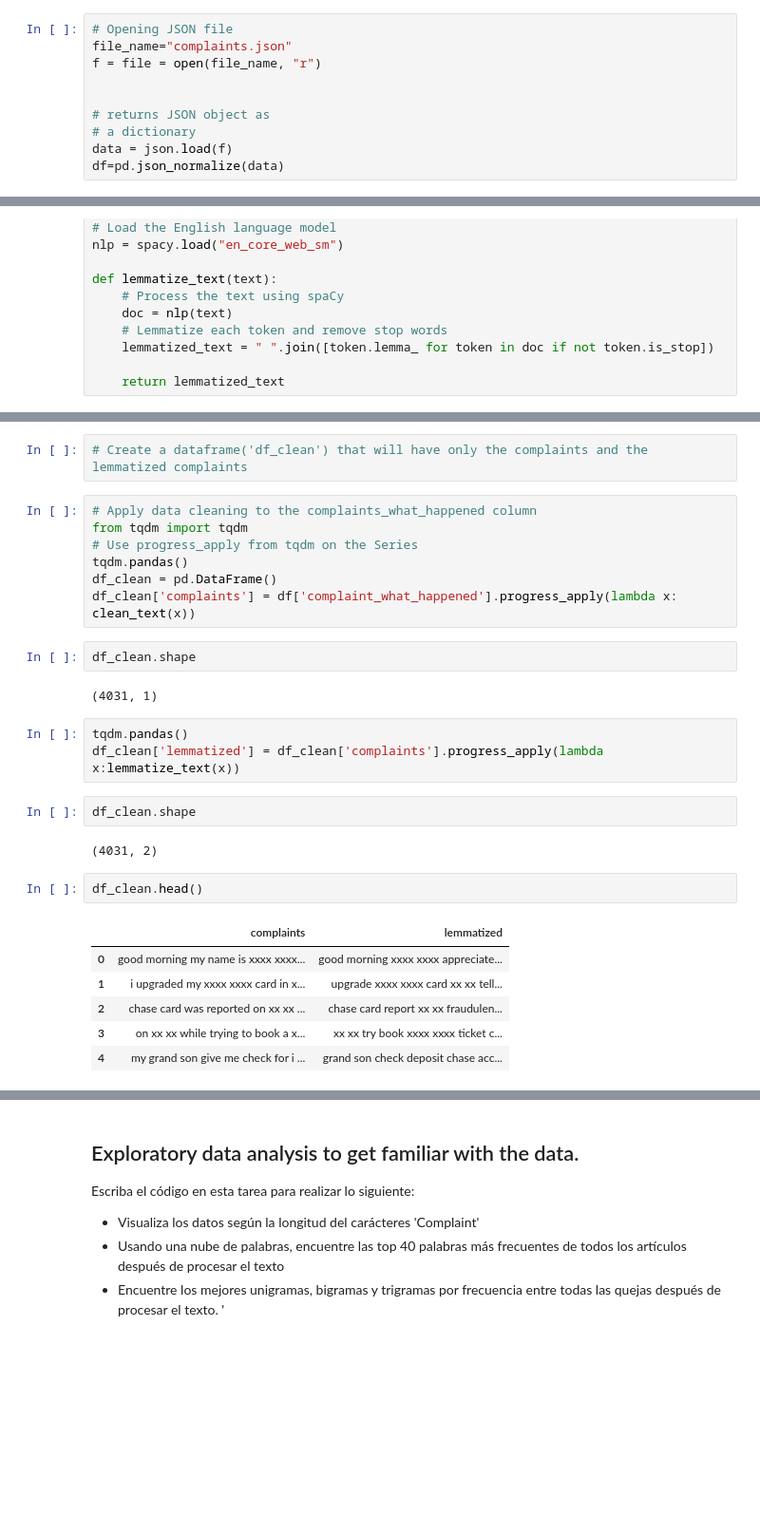
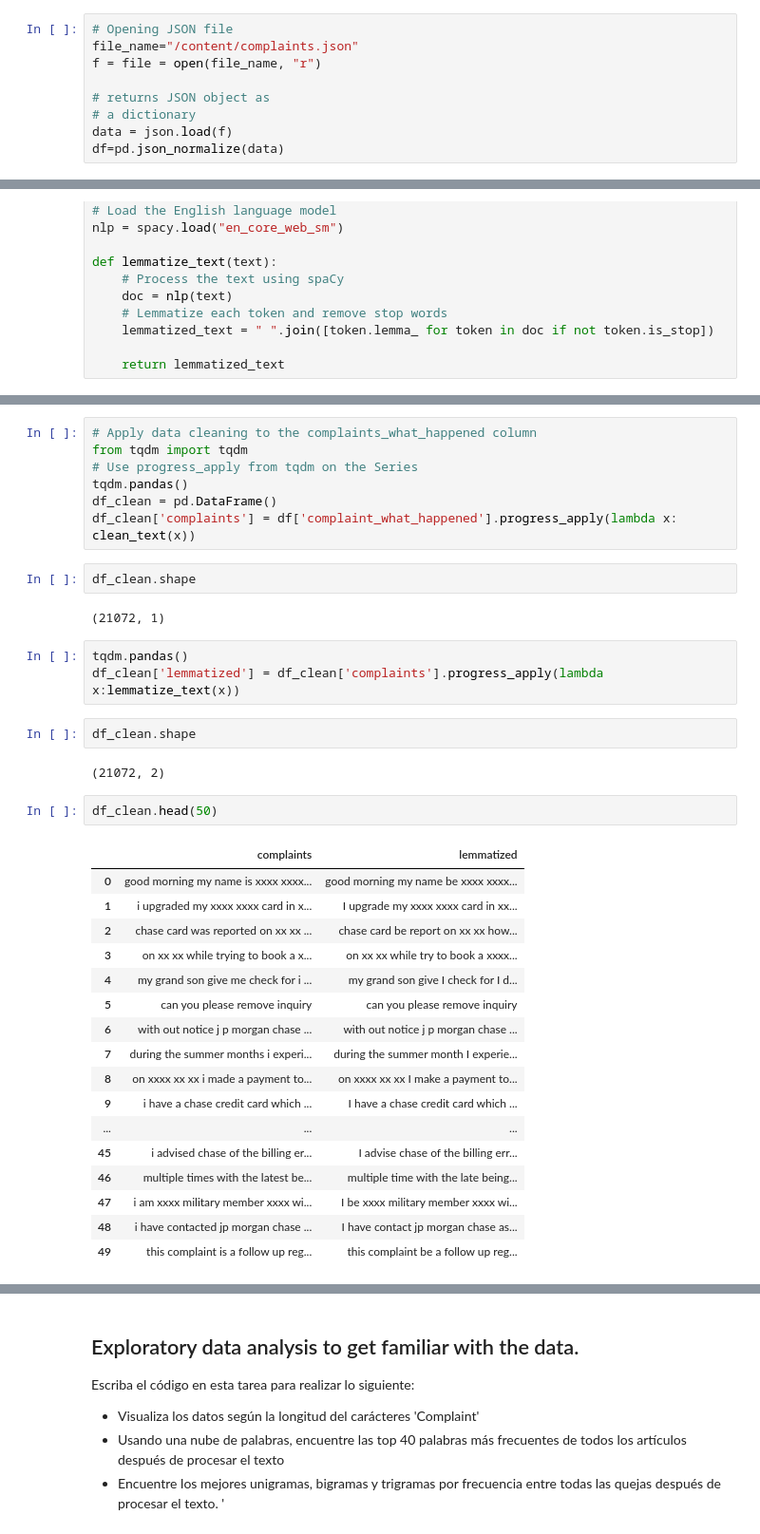
Before and after one commit to charliebrown007/proyecto-2-clasificacion-tickets, a Jupyter notebook: NLP_Clasificacion_Automatica_de_Tickets.ipynb, the cells around one changed output, grey strips where cells are left out. Shown: that part at 95% size. Saved outputs shown, nothing was run; the diff lists cells and outputs as text; blank space fills up the shorter version.

```diff
--- a/NLP_Clasificacion_Automatica_de_Tickets.ipynb
+++ b/NLP_Clasificacion_Automatica_de_Tickets.ipynb
@@ -169,9 +156,8 @@ Requirement already satisfied: colorama in c:\users\adadf\appdata\roaming\python
 Los datos están en formato JSON y necesitamos convertirlos a un dataframe.
 # %%
 # Opening JSON file
-file_name="complaints.json"
+file_name="/content/complaints.json"
 f = file = open(file_name, "r")
-
 
 # returns JSON object as
 # a dictionary
@@ -372,5 +359,3 @@ lemmatize_text(clean_text(df['complaint_what_happened'][101]))
-# %%
-# Create a dataframe('df_clean') that will have only the complaints and the lemmatized complaints
 # %%
 # Apply data cleaning to the complaints_what_happened column
 from tqdm import tqdm
@@ -381,23 +366,34 @@ df_clean['complaints'] = df['complaint_what_happened'].progress_apply(lambda x:
 # %%
 df_clean.shape
 # %% [output]
-(4031, 1)
+(21072, 1)
 # %%
 tqdm.pandas()
 df_clean['lemmatized'] = df_clean['complaints'].progress_apply(lambda x:lemmatize_text(x))
 # %%
 df_clean.shape
 # %% [output]
-(4031, 2)
+(21072, 2)
 # %%
-df_clean.head()
+df_clean.head(50)
 # %% [output]
 |  | complaints | lemmatized |
-| 0 | good morning my name is xxxx xxxx... | good morning xxxx xxxx appreciate... |
-| 1 | i upgraded my xxxx xxxx card in x... | upgrade xxxx xxxx card xx xx tell... |
-| 2 | chase card was reported on xx xx ... | chase card report xx xx fraudulen... |
-| 3 | on xx xx while trying to book a x... | xx xx try book xxxx xxxx ticket c... |
-| 4 | my grand son give me check for i ... | grand son check deposit chase acc... |
+| 0 | good morning my name is xxxx xxxx... | good morning my name be xxxx xxxx... |
+| 1 | i upgraded my xxxx xxxx card in x... | I upgrade my xxxx xxxx card in xx... |
+| 2 | chase card was reported on xx xx ... | chase card be report on xx xx how... |
+| 3 | on xx xx while trying to book a x... | on xx xx while try to book a xxxx... |
+| 4 | my grand son give me check for i ... | my grand son give I check for I d... |
+| 5 | can you please remove inquiry | can you please remove inquiry |
+| 6 | with out notice j p morgan chase ... | with out notice j p morgan chase ... |
+| 7 | during the summer months i experi... | during the summer month I experie... |
+| 8 | on xxxx xx xx i made a payment to... | on xxxx xx xx I make a payment to... |
+| 9 | i have a chase credit card which ... | I have a chase credit card which ... |
+| ... | ... | ... |
+| 45 | i advised chase of the billing er... | I advise chase of the billing err... |
+| 46 | multiple times with the latest be... | multiple time with the late being... |
+| 47 | i am xxxx military member xxxx wi... | I be xxxx military member xxxx wi... |
+| 48 | i have contacted jp morgan chase ... | I have contact jp morgan chase as... |
+| 49 | this complaint is a follow up reg... | this complaint be a follow up reg... |
 # %%
 df_clean.shape
 # %% [output]
```
Also changed, not shown: parts of 65 cells of this notebook.
